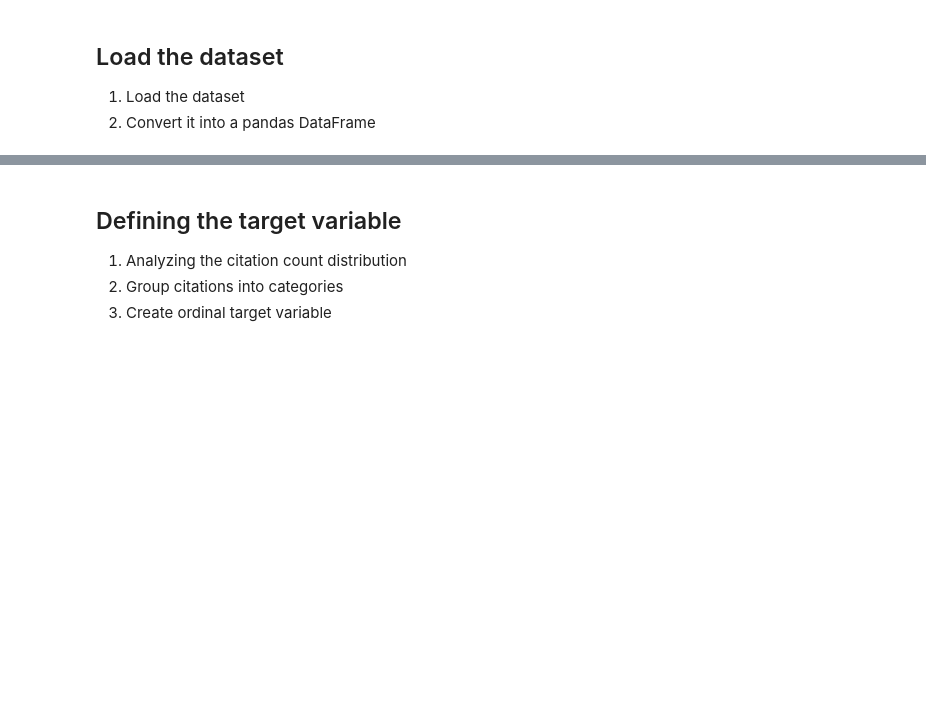
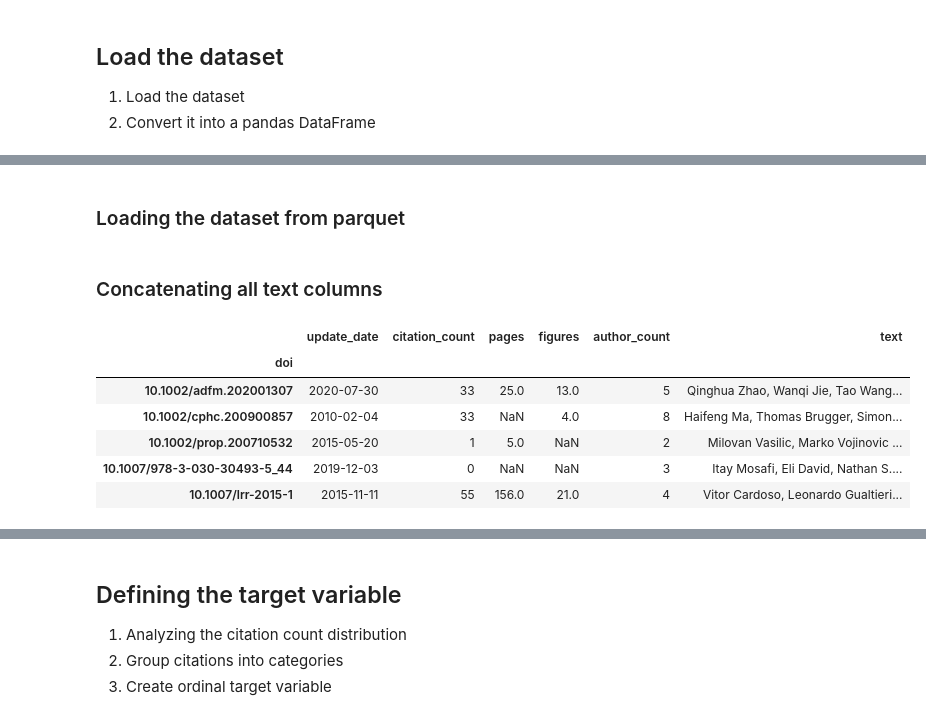
Before and after one commit to Grutschus/uu-data-mining-project, a Jupyter notebook: feature_extraction.ipynb, the cells around one changed output, grey strips where cells are left out. Drawn from its saved outputs; the diff is of its cells as text; code cells hidden in the pictures; blank space fills up the shorter version.

```diff
--- a/feature_extraction.ipynb
+++ b/feature_extraction.ipynb
@@ -17,0 +220,27 @@ dataset_pd = pd.DataFrame(dataset_raw.compute())
+# %% [markdown]
+### Loading the dataset from parquet
+# %%
+dataset_pd = pd.read_parquet("dataset/dataset_feature_extracted.parquet")
+# %% [markdown]
+### Concatenating all text columns
+# %%
+text_columns = ["authors", "title", "journal-ref", "categories", "abstract"]
+
+for column in text_columns:
+    dataset_pd[column].loc[dataset_pd[column].notna() == False] = ""
+
+dataset_pd["text"] = dataset_pd[text_columns].apply(
+    lambda x: " ".join(x), axis=1
+)
+# %%
+dataset_pd = dataset_pd.drop(text_columns, axis=1)
+# %%
+dataset_pd.head()
+# %% [output]
+|  | update_date | citation_count | pages | figures | author_count | text |
+| doi |  |  |  |  |  |  |
+| 10.1002/adfm.202001307 | 2020-07-30 | 33 | 25.0 | 13.0 | 5 | Qinghua Zhao, Wanqi Jie, Tao Wang... |
+| 10.1002/cphc.200900857 | 2010-02-04 | 33 | NaN | 4.0 | 8 | Haifeng Ma, Thomas Brugger, Simon... |
+| 10.1002/prop.200710532 | 2015-05-20 | 1 | 5.0 | NaN | 2 | Milovan Vasilic, Marko Vojinovic ... |
+| 10.1007/978-3-030-30493-5_44 | 2019-12-03 | 0 | NaN | NaN | 3 | Itay Mosafi, Eli David, Nathan S.... |
+| 10.1007/lrr-2015-1 | 2015-11-11 | 55 | 156.0 | 21.0 | 4 | Vitor Cardoso, Leonardo Gualtieri... |
```
Also changed, not shown: parts of 21 cells of this notebook.
